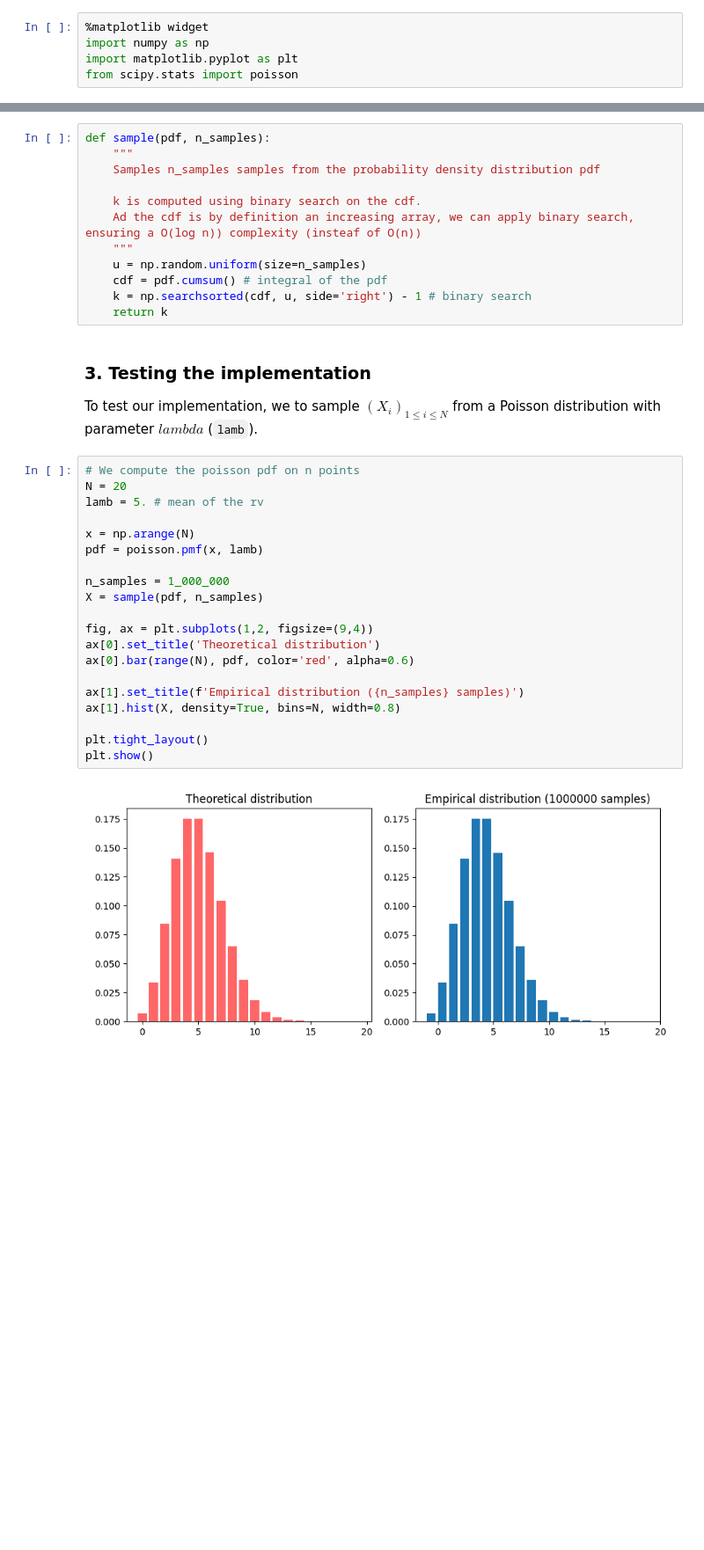
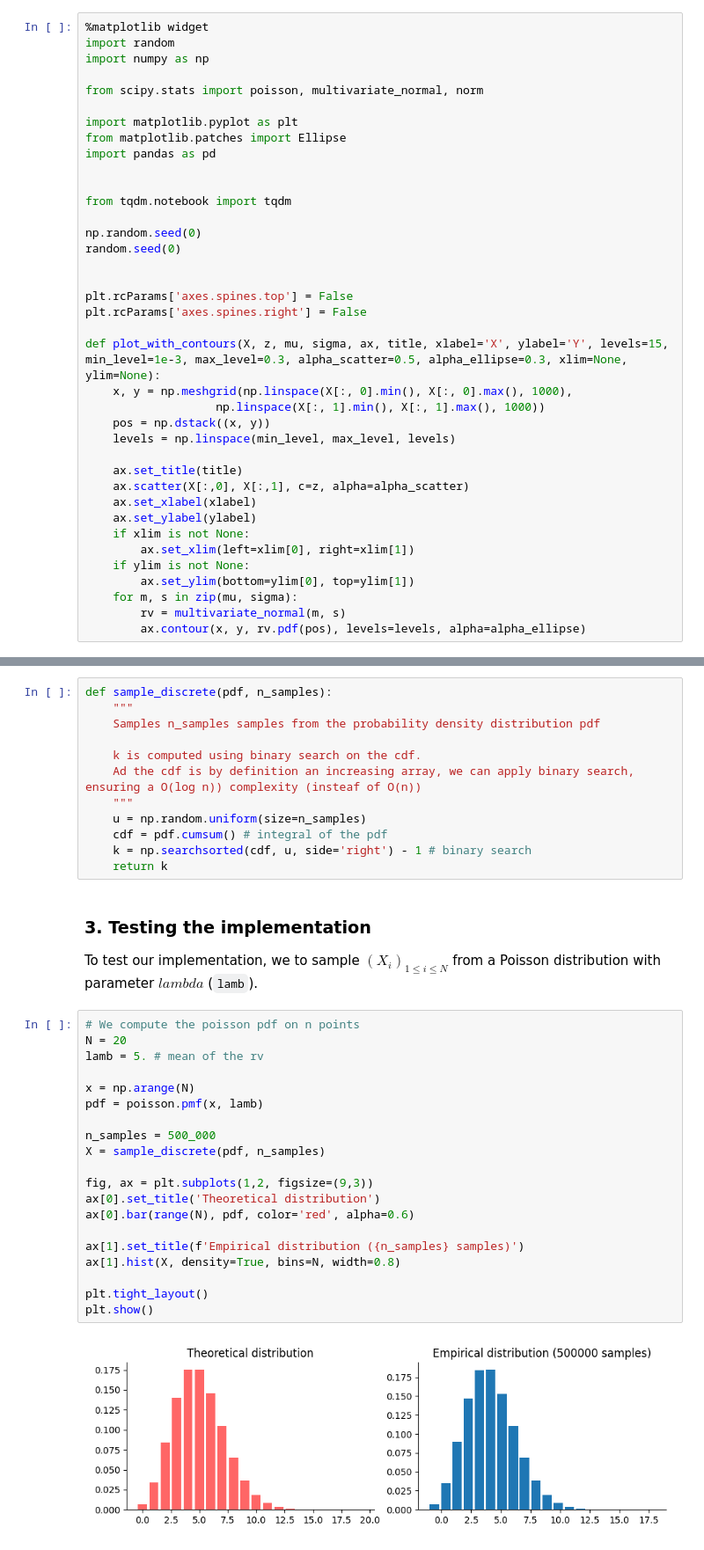
Before and after one commit to lmartinez2001/computational-statistics, a Jupyter notebook: TD2/TD2.ipynb, the cells around one changed output, grey strips where cells are left out. Shown at 88% size. Drawn from its saved outputs; the diff is of its cells as text; blank space fills up the shorter version.

```diff
--- a/TD2/TD2.ipynb
+++ b/TD2/TD2.ipynb
@@ -2,7 +2,40 @@
 # TD 2
 # %%
 %matplotlib widget
+import random
 import numpy as np
+
+from scipy.stats import poisson, multivariate_normal, norm
+
 import matplotlib.pyplot as plt
-from scipy.stats import poisson
+from matplotlib.patches import Ellipse
+import pandas as pd
+
+
+from tqdm.notebook import tqdm
+
+np.random.seed(0)
+random.seed(0)
+
+
+plt.rcParams['axes.spines.top'] = False
+plt.rcParams['axes.spines.right'] = False
+
+def plot_with_contours(X, z, mu, sigma, ax, title, xlabel='X', ylabel='Y', levels=15, min_level=1e-3, max_level=0.3, alpha_scatter=0.5, alpha_ellipse=0.3, xlim=None, ylim=None):
+    x, y = np.meshgrid(np.linspace(X[:, 0].min(), X[:, 0].max(), 1000),
+                   np.linspace(X[:, 1].min(), X[:, 1].max(), 1000))
+    pos = np.dstack((x, y))
+    levels = np.linspace(min_level, max_level, levels)
+
+    ax.set_title(title)
+    ax.scatter(X[:,0], X[:,1], c=z, alpha=alpha_scatter)
+    ax.set_xlabel(xlabel)
+    ax.set_ylabel(ylabel)
+    if xlim is not None:
+        ax.set_xlim(left=xlim[0], right=xlim[1])
+    if ylim is not None:
+        ax.set_ylim(bottom=ylim[0], top=ylim[1])
+    for m, s in zip(mu, sigma):
+        rv = multivariate_normal(m, s)
+        ax.contour(x, y, rv.pdf(pos), levels=levels, alpha=alpha_ellipse)
 # %% [markdown]
@@ -12,7 +45,7 @@ from scipy.stats import poisson
 
 Here we implement the algorithm determined for Question 1.
 # %%
-def sample(pdf, n_samples):
+def sample_discrete(pdf, n_samples):
     """
     Samples n_samples samples from the probability density distribution pdf
 
@@ -30,23 +63,23 @@ To test our implementation, we to sample $(X_i)_{1\leq i \leq N}$ from a Poisson
 # %%
 # We compute the poisson pdf on n points
 N = 20
 lamb = 5. # mean of the rv
 
 x = np.arange(N)
 pdf = poisson.pmf(x, lamb)
 
-n_samples = 1_000_000
-X = sample(pdf, n_samples)
+n_samples = 500_000
+X = sample_discrete(pdf, n_samples)
 
-fig, ax = plt.subplots(1,2, figsize=(9,4))
+fig, ax = plt.subplots(1,2, figsize=(9,3))
 ax[0].set_title('Theoretical distribution')
 ax[0].bar(range(N), pdf, color='red', alpha=0.6)
 
 ax[1].set_title(f'Empirical distribution ({n_samples} samples)')
 ax[1].hist(X, density=True, bins=N, width=0.8)
 
 plt.tight_layout()
 plt.show()
 # %% [output]
-[figure, old version]
+[figure, new version]
 # %% [markdown]
```
Also changed, not shown: parts of 38 cells of this notebook, 2 other files.
